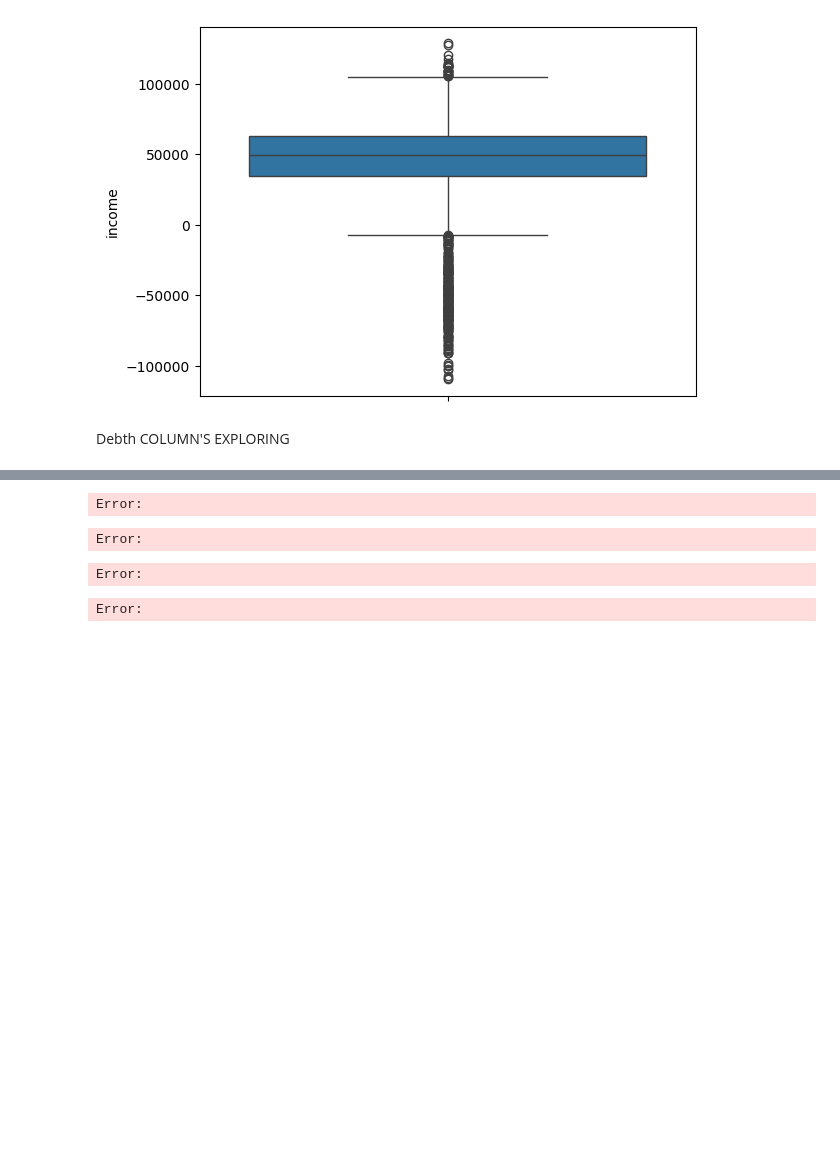
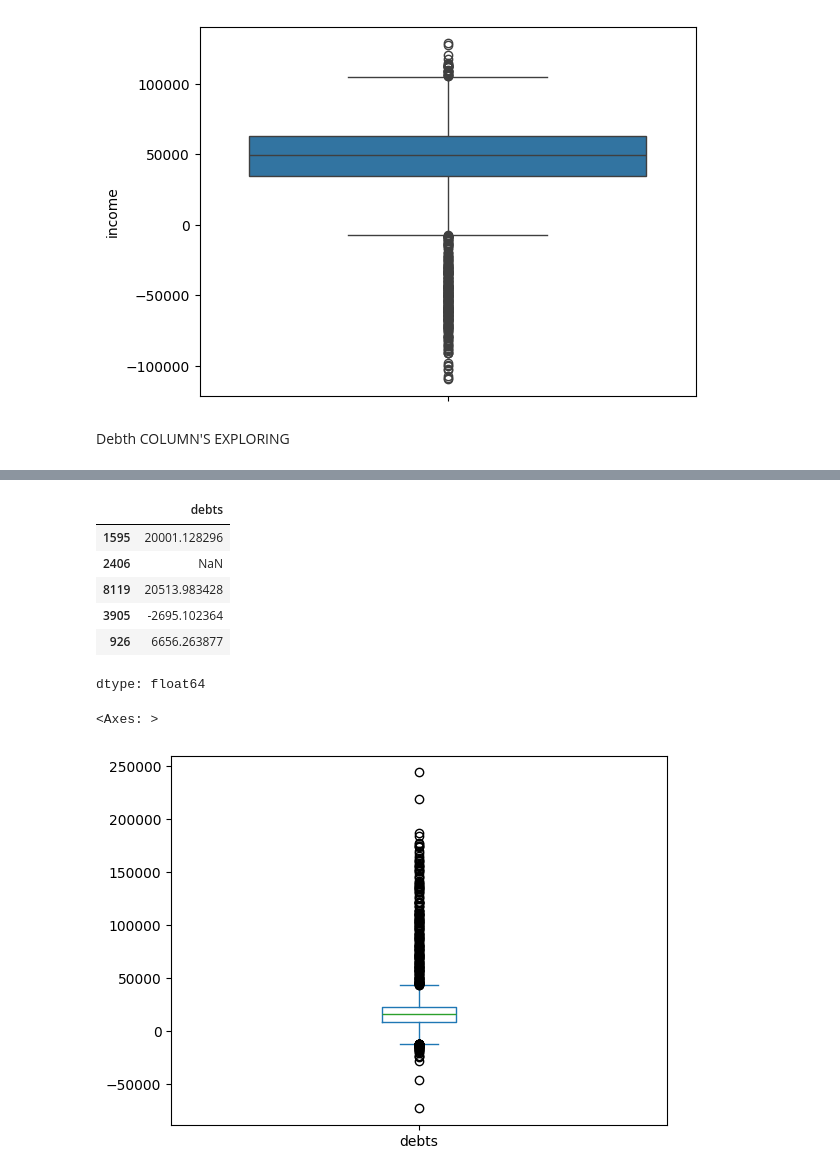
Before and after one commit to saaaaaaaaaaaaaad56/creditworthiness, a Jupyter notebook: over_view.ipynb, the cells around one changed output, grey strips where cells are left out. Drawn from its saved outputs; the diff is of its cells as text; code cells hidden in the pictures; blank space fills up the shorter version.

```diff
--- a/over_view.ipynb
+++ b/over_view.ipynb
@@ -201,7 +212,15 @@ df['debts'].describe()
 # %%
-df.head()
+df['debts'].sample(5)
 # %% [output]
+|  | debts |
+| 1595 | 20001.128296 |
+| 2406 | NaN |
+| 8119 | 20513.983428 |
+| 3905 | -2695.102364 |
+| 926 | 6656.263877 |
-Error:
+dtype: float64
-Error:
-Error:
-Error:
+# %%
+df['debts'].plot(kind='box')
+# %% [output]
+<Axes: >
+[figure, added]
```
Also changed, not shown: parts of 7 cells of this notebook.
